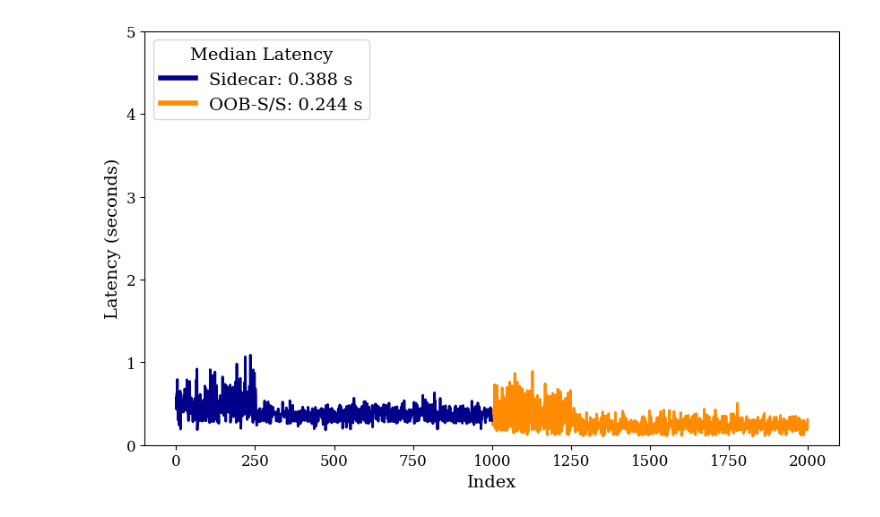
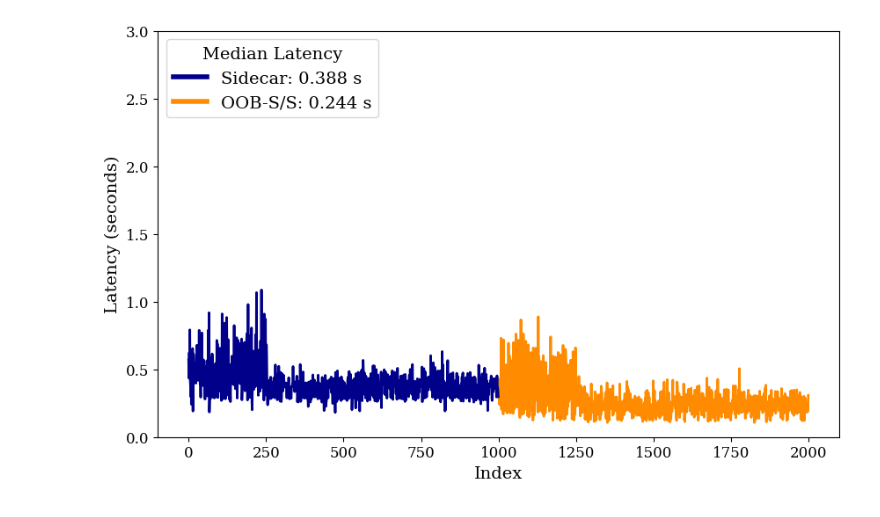
Before and after one commit to lokingdav/jodi, a Jupyter notebook: jodi/prototype/experiments/results/scripts/exp3-lat.ipynb, the cells around one changed output. Drawn from its saved outputs; the diff is of its cells as text; code cells hidden in the pictures.

```diff
--- a/jodi/prototype/experiments/results/scripts/exp3-lat.ipynb
+++ b/jodi/prototype/experiments/results/scripts/exp3-lat.ipynb
@@ -34,32 +34,32 @@ for protocol in [oobss, jodi]:
              linewidth=2)
 
 # Compute median latency for each protocol
 median_values = df.groupby("protocol")["latency"].median()
 
 # Create a custom legend showing median latency
 handles = [
     plt.Line2D([0], [0],
                color=color_palette[jodi],
                lw=4,
                label=f"{name}: {median_values[jodi]:.3f} s"),
     plt.Line2D([0], [0],
                color=color_palette[oobss],
                lw=4,
                label=f"{oobss.upper()}: {median_values[oobss]:.3f} s"),
 ]
 plt.legend(handles=handles, title="Median Latency", title_fontsize="14", fontsize="14", loc="upper left")
 
 # Labels and title
 # plt.title("Latency Trends by Protocol", fontsize=14, fontweight='bold')
 plt.xlabel("Index", fontsize=14)
 plt.ylabel("Latency (seconds)", fontsize=14)
-plt.ylim(0, 5)
+plt.ylim(0, 3)
 
 # Save as high-resolution PDF
 pdf_path = "../charts/latency_trends.pdf"
 plt.savefig(pdf_path, format="pdf", dpi=300, bbox_inches="tight")
 
 # Display the plot
 plt.show()
 # %% [output]
-[figure, old version]
+[figure, new version]
```
Also changed, not shown: 1 other file.
